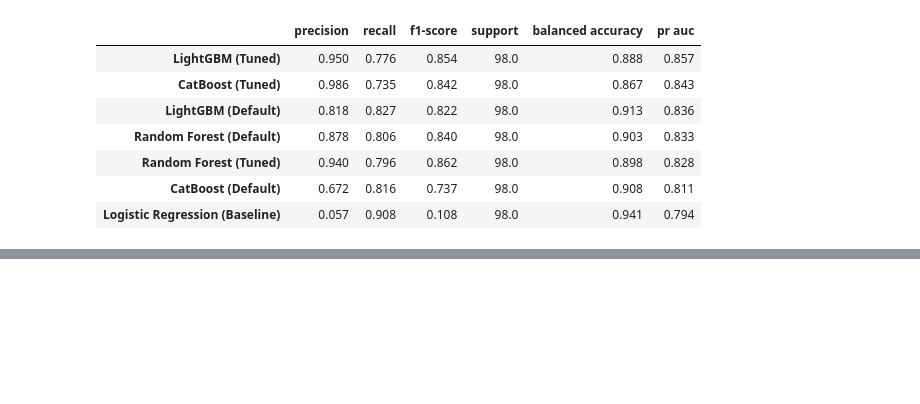
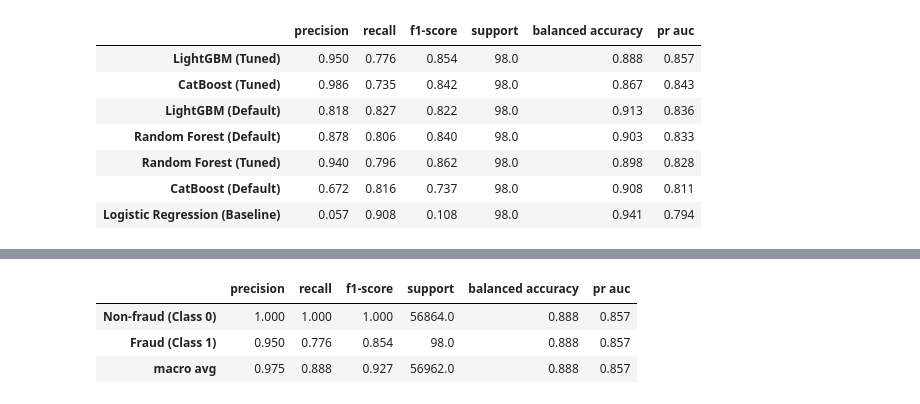
Before and after one commit to MohanadAlemam/fraud-detection-credit-card, a Jupyter notebook: notebooks/05_results_analysis.ipynb, the cells around one changed output, grey strips where cells are left out. Saved outputs shown, nothing was run; the diff lists cells and outputs as text; code cells hidden in the pictures; blank space fills up the shorter version.

```diff
--- a/notebooks/05_results_analysis.ipynb
+++ b/notebooks/05_results_analysis.ipynb
@@ -199,0 +204,7 @@ Conclusion: The ranking based on PR AUC remains consistent with OOF results, con
+# %%
+test_evaluation(production_model, X_test, y_test, model_name="LightGBM (Tuned)", print_c_matrix=False)
+# %% [output]
+|  | precision | recall | f1-score | support | balanced accuracy | pr auc |
+| Non-fraud (Class 0) | 1.000 | 1.000 | 1.000 | 56864.0 | 0.888 | 0.857 |
+| Fraud (Class 1) | 0.950 | 0.776 | 0.854 | 98.0 | 0.888 | 0.857 |
+| macro avg | 0.975 | 0.888 | 0.927 | 56962.0 | 0.888 | 0.857 |
```
Also changed, not shown: parts of 11 cells of this notebook.
